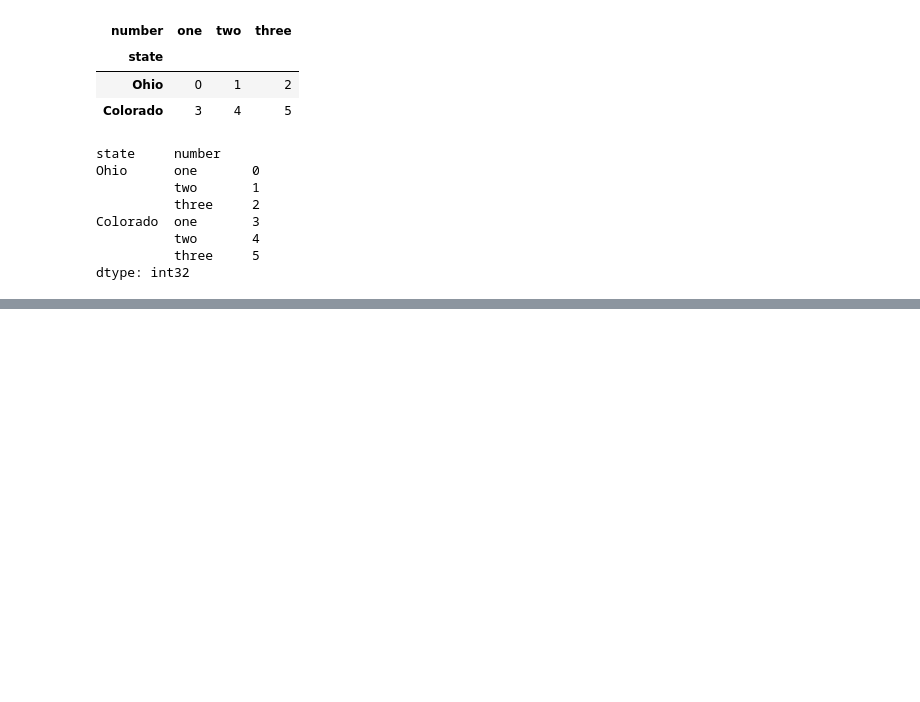
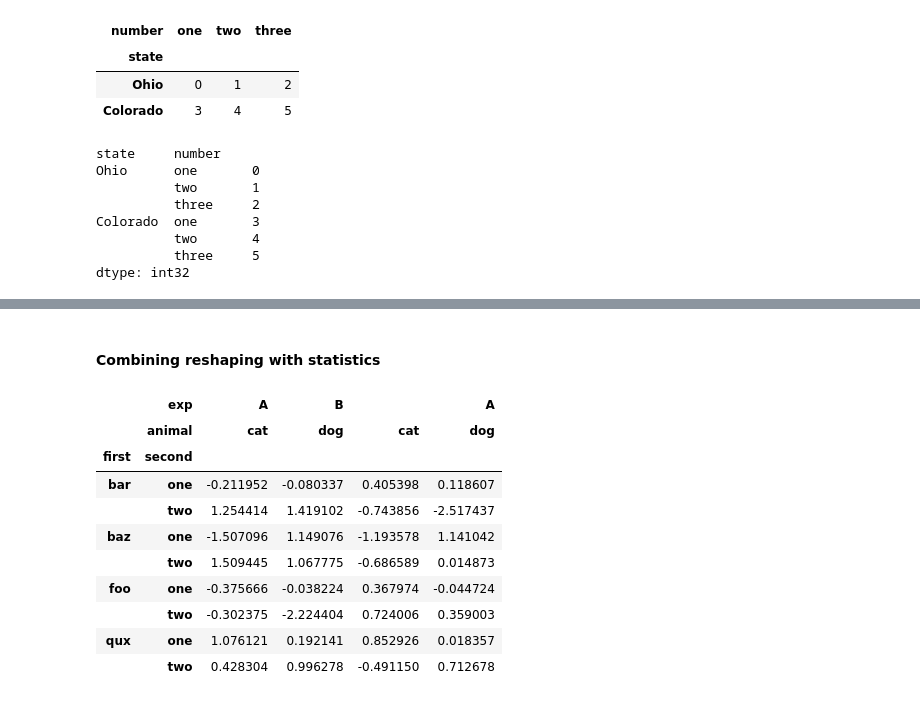
Before and after one commit to cdpeters/python-analysis-practice, a Jupyter notebook: Python_for_Data_Analysis_3rd_Edition/ch8_practice.ipynb, the cells around one changed output, grey strips where cells are left out. Saved outputs shown, nothing was run; the diff lists cells and outputs as text; code cells hidden in the pictures; blank space fills up the shorter version.

```diff
--- a/Python_for_Data_Analysis_3rd_Edition/ch8_practice.ipynb
+++ b/Python_for_Data_Analysis_3rd_Edition/ch8_practice.ipynb
@@ -222,0 +557,17 @@ dtype: int32
+# %% [markdown]
+#### Combining reshaping with statistics
+# %%
+df = pd.DataFrame(np.random.randn(8, 4), index=index, columns=columns)
+df
+# %% [output]
+|  | exp | A | B |  | A |
+|  | animal | cat | dog | cat | dog |
+| first | second |  |  |  |  |
+| bar | one | -0.211952 | -0.080337 | 0.405398 | 0.118607 |
+|  | two | 1.254414 | 1.419102 | -0.743856 | -2.517437 |
+| baz | one | -1.507096 | 1.149076 | -1.193578 | 1.141042 |
+|  | two | 1.509445 | 1.067775 | -0.686589 | 0.014873 |
+| foo | one | -0.375666 | -0.038224 | 0.367974 | -0.044724 |
+|  | two | -0.302375 | -2.224404 | 0.724006 | 0.359003 |
+| qux | one | 1.076121 | 0.192141 | 0.852926 | 0.018357 |
+|  | two | 0.428304 | 0.996278 | -0.491150 | 0.712678 |
```
Also changed, not shown: parts of 85 cells of this notebook.
